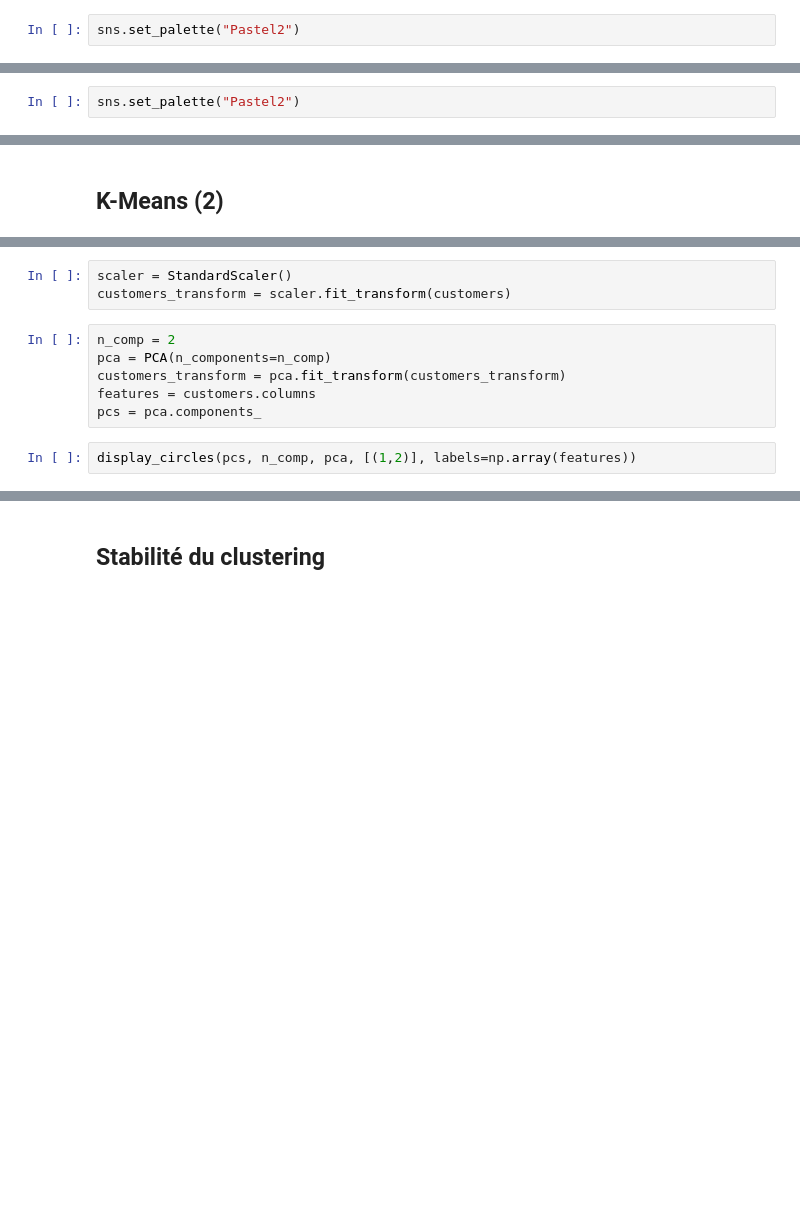
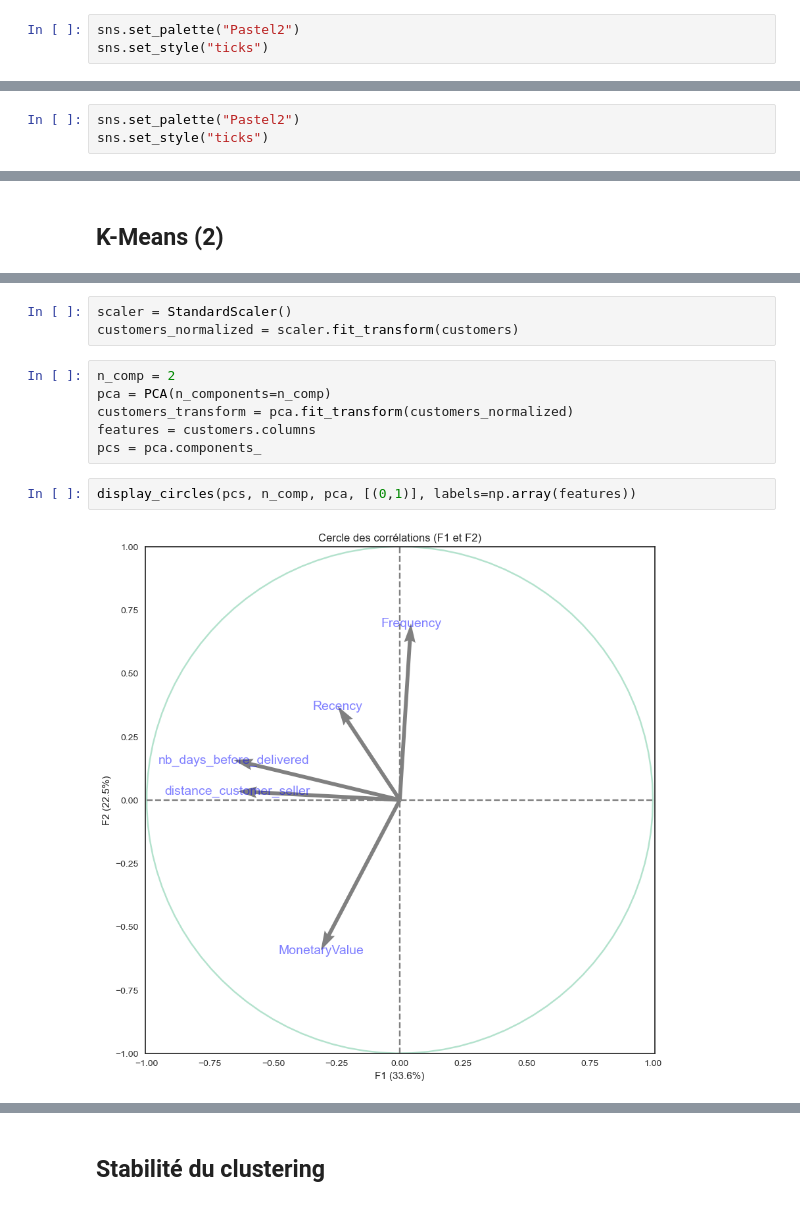
Before and after one commit to Sylvariane/segmentez_les_clients, a Jupyter notebook: POlist_02_notebookessais.ipynb, the cells around one changed output, grey strips where cells are left out. Cells and saved outputs as stored; diff of their text form; blank space fills up the shorter version.

```diff
--- a/POlist_02_notebookessais.ipynb
+++ b/POlist_02_notebookessais.ipynb
@@ -10,6 +10,7 @@ from function_utils import display_circles
 import gc
 # %%
 sns.set_palette("Pastel2")
+sns.set_style("ticks")
 # %%
 df = pd.read_csv("datasets/data_segmentation_rfm.csv")
 df.set_index("customer_unique_id", inplace=True)
@@ -80,5 +119,6 @@ visualizer.show();
 # %%
 sns.set_palette("Pastel2")
+sns.set_style("ticks")
 # %%
 # Calcul du K-Means et affectation du cluster à chaque bâtiment
 km = KMeans(n_clusters=4)
@@ -164,14 +247,16 @@ customers.tail()
 # %%
 scaler = StandardScaler()
-customers_transform = scaler.fit_transform(customers)
+customers_normalized = scaler.fit_transform(customers)
 # %%
 n_comp = 2
 pca = PCA(n_components=n_comp)
-customers_transform = pca.fit_transform(customers_transform)
+customers_transform = pca.fit_transform(customers_normalized)
 features = customers.columns
 pcs = pca.components_
 # %%
-display_circles(pcs, n_comp, pca, [(1,2)], labels=np.array(features))
+display_circles(pcs, n_comp, pca, [(0,1)], labels=np.array(features))
+# %% [output]
+[figure, added]
 # %%
 # Elbow method pour déterminer le nombre de clusters optimale
 
```
Also changed, not shown: parts of 28 cells of this notebook.
